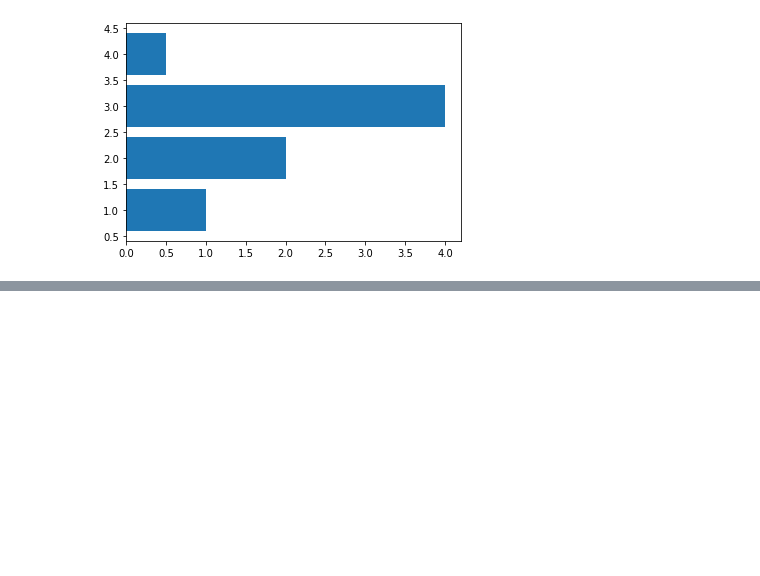
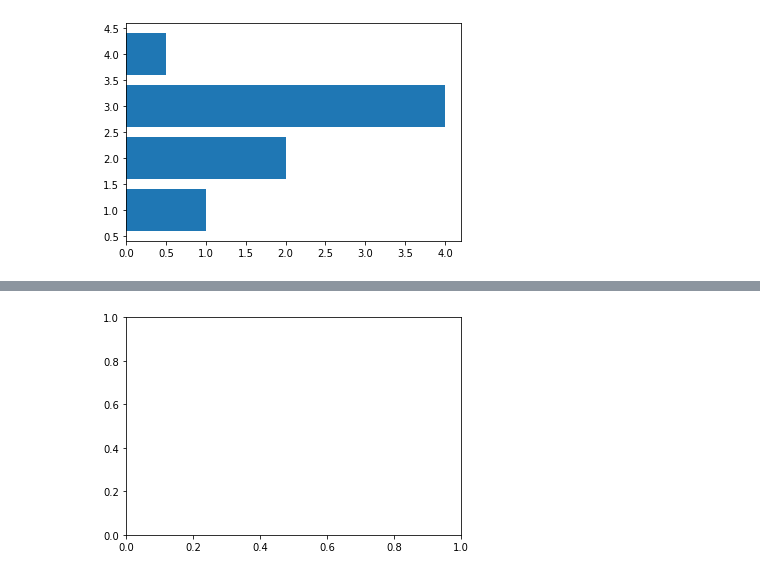
Before and after one commit to xkrizthx/Python, a Jupyter notebook: Diplomado_Matpolib.ipynb, the cells around one changed output, grey strips where cells are left out. Cells and saved outputs as stored; diff of their text form; code cells hidden in the pictures; blank space fills up the shorter version.

```diff
--- a/Diplomado_Matpolib.ipynb
+++ b/Diplomado_Matpolib.ipynb
@@ -45,0 +72,8 @@ plt.show()
+# %%
+import matplotlib.pyplot as plt
+import numpy as np
+figura, ax=plt.subplots();
+dias=['L','M','Mr','J','V','S','D']
+temperaturas={'Bucaramanga':[24, 25, 19, 27,31,15,23.5],'Bogota':[12,15,18,25]}
+# %% [output]
+[figure, added]
```
Also changed, not shown: parts of 3 cells of this notebook.
